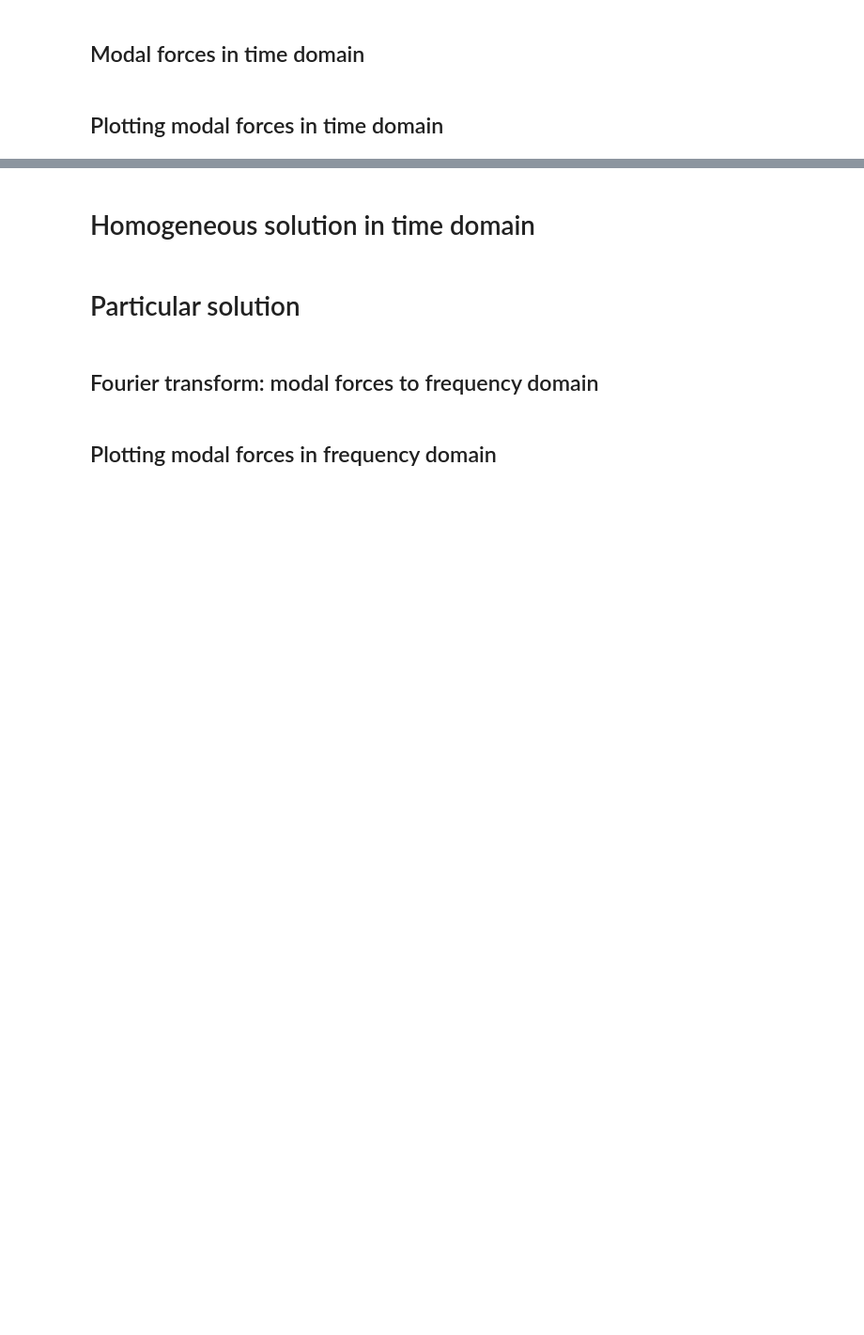
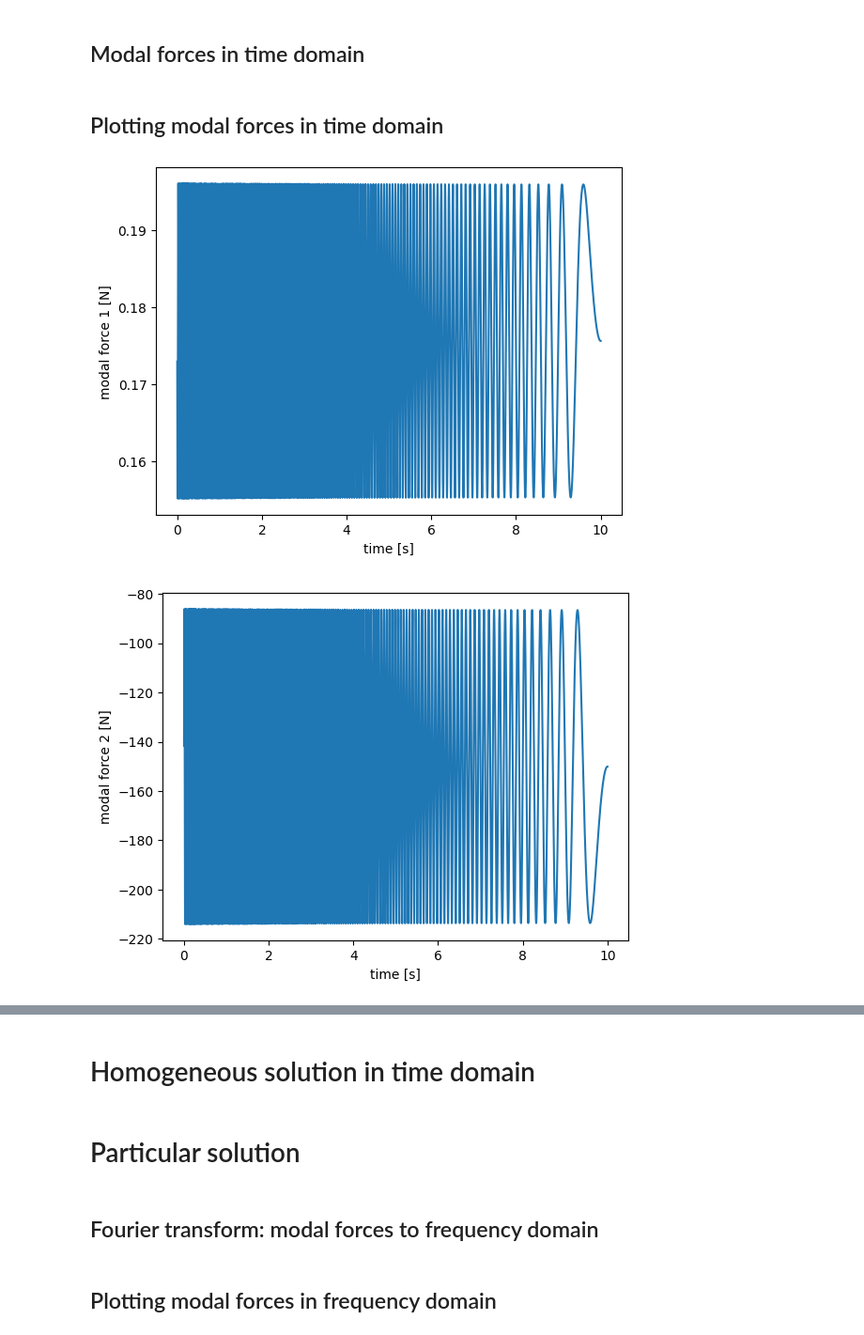
Before and after one commit to saullocastro/tudaesasII, a Jupyter notebook: scripts_lectures/MDOF_systems/mdoffreq03_landing_gear.ipynb, the cells around one changed output, grey strips where cells are left out. Shown at 94% size. Drawn from its saved outputs; the diff is of its cells as text; code cells hidden in the pictures; blank space fills up the shorter version.

```diff
--- a/scripts_lectures/MDOF_systems/mdoffreq03_landing_gear.ipynb
+++ b/scripts_lectures/MDOF_systems/mdoffreq03_landing_gear.ipynb
@@ -376,7 +390,10 @@ Plotting modal forces in time domain
 # %%
 for i in range(p):
     plt.cla()
     plt.plot(t, fm_t[i])
     plt.xlabel('time [s]')
-    plt.ylabel('modal force %d [$N$]' % (i+1))
+    plt.ylabel('modal force %d [N]' % (i+1))
     plt.show()
+# %% [output]
+[figure, added]
+[figure, added]
```
Also changed, not shown: parts of 8 cells of this notebook, 11 other files.
